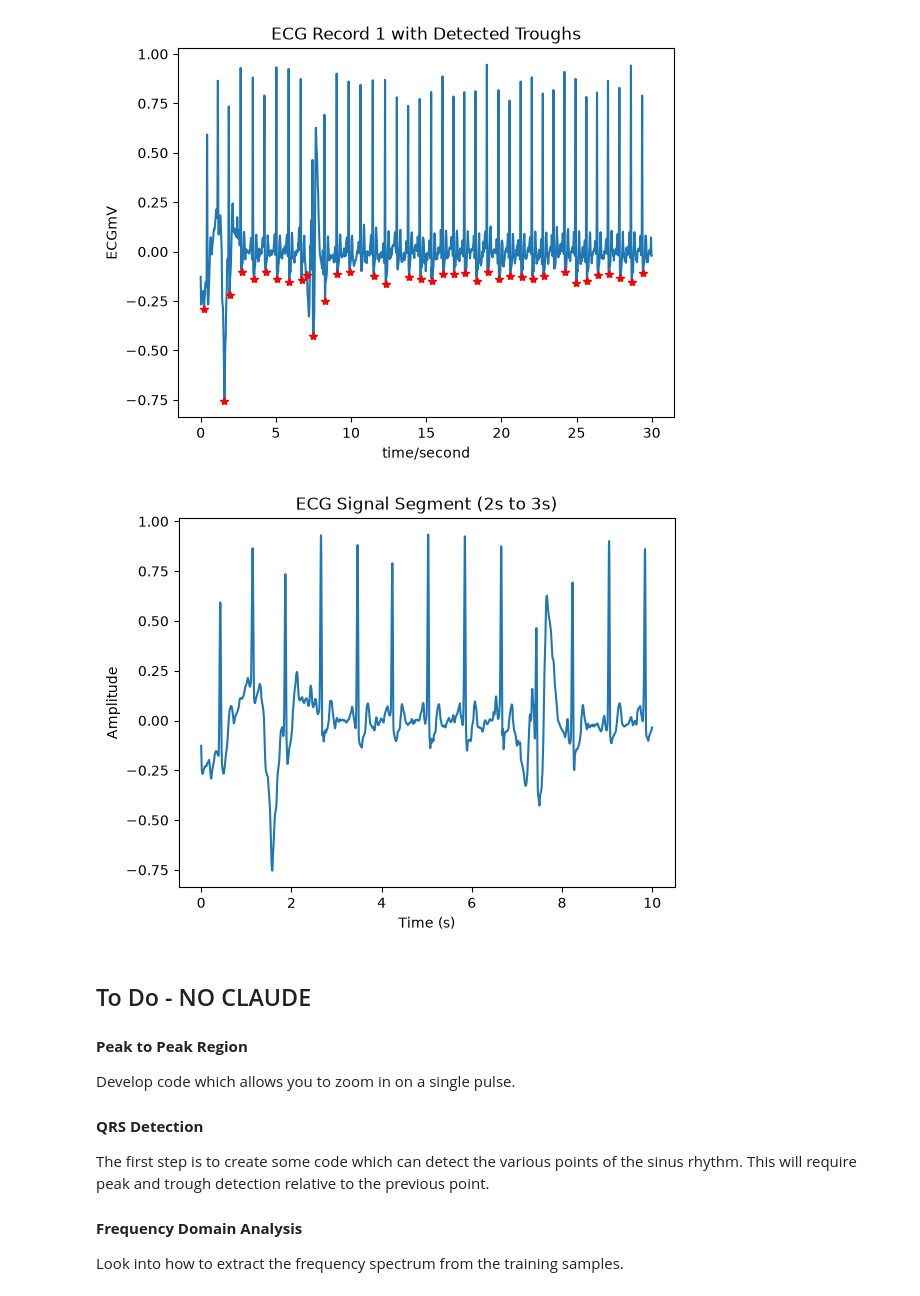
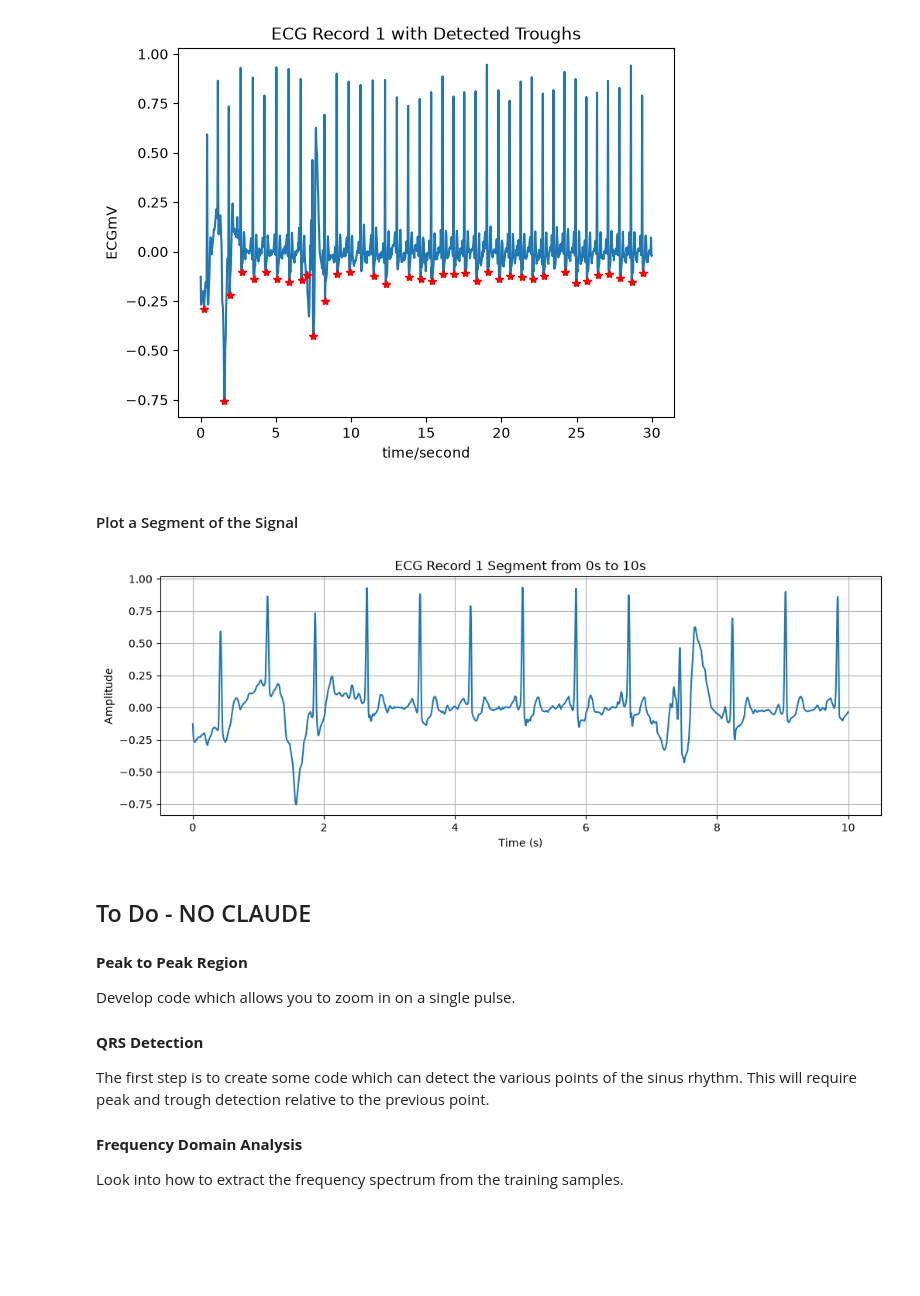
Before and after one commit to TJFM4/IIB-PROJECT, a Jupyter notebook: visualisations.ipynb, the cells around one changed output. Drawn from its saved outputs; the diff is of its cells as text; code cells hidden in the pictures; blank space fills up the shorter version.

```diff
--- a/visualisations.ipynb
+++ b/visualisations.ipynb
@@ -63,22 +80,32 @@ wfdb.plot_wfdb(record=record, annotation=ann, title='ECG Record 1 with Detected
 # %% [output]
 [figure]
-# %%
-record = wfdb.rdrecord('physionet2017/training2017/A00001') # Read the record
-
-fs = record.fs # Sampling frequency
-signal = record.p_signal[:, 0] # Get the first channel of the signal
-
-t1, t2 = 0, 10
-segment = signal[int(t1*fs):int(t2*fs)]
-time = np.arange(len(segment)) / fs + t1
-
-plt.plot(time, segment)
-plt.title('ECG Signal Segment (2s to 3s)')
-plt.xlabel('Time (s)')
-plt.ylabel('Amplitude')
-plt.show()
-# %% [output]
-[figure, removed]
+# %% [markdown]
+#### Plot a Segment of the Signal
+# %%
+def segment_signal(signal_number, start_time, end_time):
+    record = wfdb.rdheader(f'physionet2017/training2017/A{signal_number:05d}') # Read the record header
+    segment = wfdb.rdrecord(f'physionet2017/training2017/A{signal_number:05d}', sampfrom=int(start_time * record.fs), sampto=int(end_time * record.fs)) # Read the record segment
+    return record, segment
+
+def plot_segment(signal_number, start_time, end_time): # Plot a segment of a complete record
+    record = wfdb.rdrecord(f'physionet2017/training2017/A{signal_number:05d}') # Read the record
+
+    start_sample = int(start_time * record.fs)
+    end_sample = int(end_time * record.fs)
+
+    segment = record.p_signal[start_sample:end_sample, 0]  # Get the first channel of the signal
+
+    plt.figure(figsize=(12, 4))
+    plt.plot(np.arange(start_sample, end_sample) / record.fs, segment)
+    plt.title(f'ECG Record {signal_number} Segment from {start_time}s to {end_time}s')
+    plt.xlabel('Time (s)')
+    plt.ylabel('Amplitude')
+    plt.grid()
+    plt.show()
+
+plot_segment(1, start_time=0, end_time=10)
+# %% [output]
+[figure, added]
 # %% [markdown]
 ## To Do - NO CLAUDE
 
```
Also changed, not shown: parts of 4 cells of this notebook.
